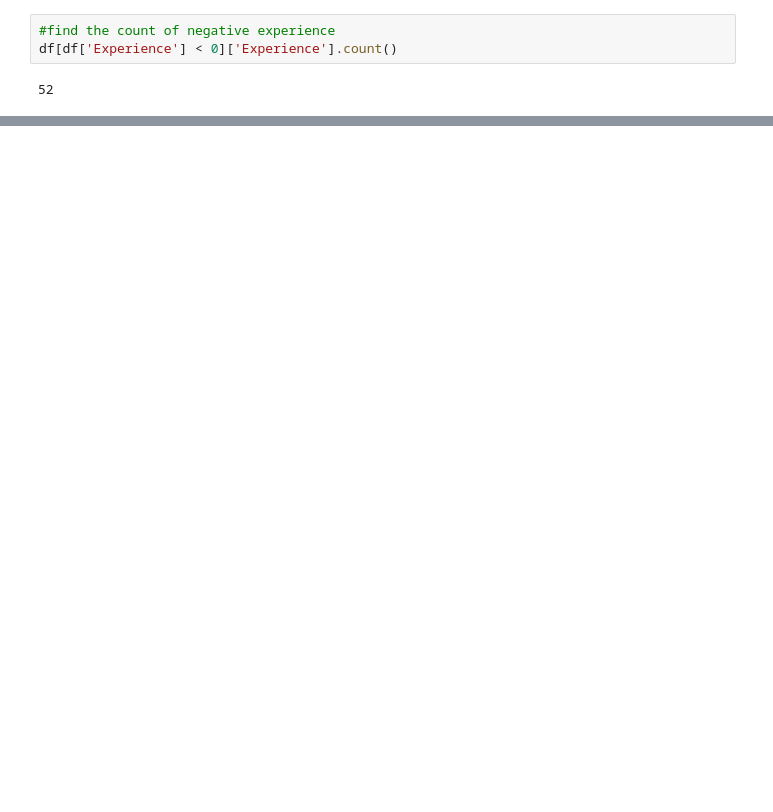
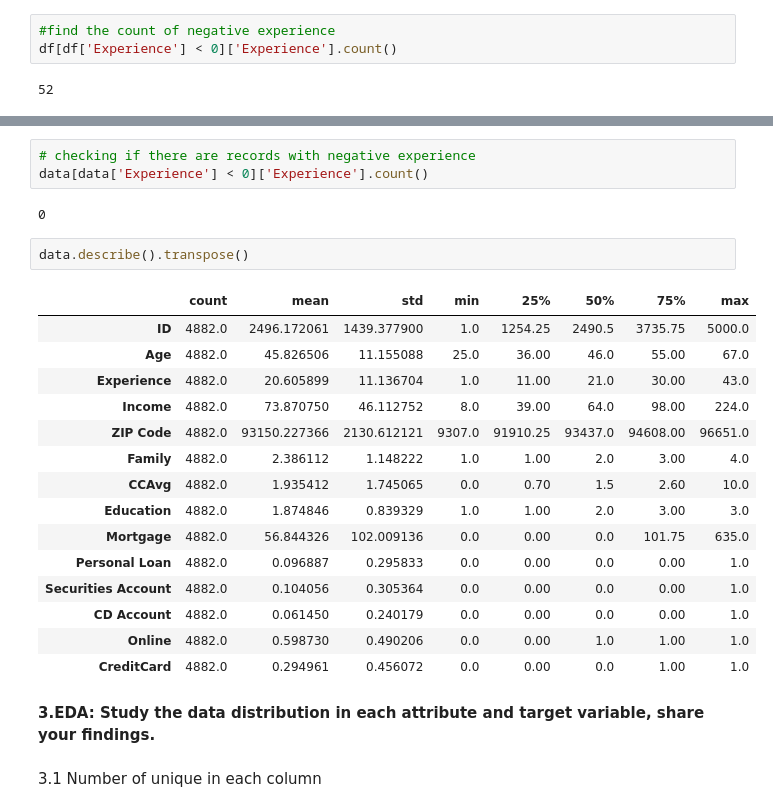
Before and after one commit to vikramgunjal02/Machine-Learning, a Jupyter notebook: internship_project.ipynb, the cells around one changed output, grey strips where cells are left out. Saved outputs shown, nothing was run; the diff lists cells and outputs as text; blank space fills up the shorter version.

```diff
--- a/internship_project.ipynb
+++ b/internship_project.ipynb
@@ -223,0 +248,27 @@ In these dataset 52 records are negative experience
+# %%
+# checking if there are records with negative experience
+data[data['Experience'] < 0]['Experience'].count()
+# %% [output]
+0
+# %%
+data.describe().transpose()
+# %% [output]
+|  | count | mean | std | min | 25% | 50% | 75% | max |
+| ID | 4882.0 | 2496.172061 | 1439.377900 | 1.0 | 1254.25 | 2490.5 | 3735.75 | 5000.0 |
+| Age | 4882.0 | 45.826506 | 11.155088 | 25.0 | 36.00 | 46.0 | 55.00 | 67.0 |
+| Experience | 4882.0 | 20.605899 | 11.136704 | 1.0 | 11.00 | 21.0 | 30.00 | 43.0 |
+| Income | 4882.0 | 73.870750 | 46.112752 | 8.0 | 39.00 | 64.0 | 98.00 | 224.0 |
+| ZIP Code | 4882.0 | 93150.227366 | 2130.612121 | 9307.0 | 91910.25 | 93437.0 | 94608.00 | 96651.0 |
+| Family | 4882.0 | 2.386112 | 1.148222 | 1.0 | 1.00 | 2.0 | 3.00 | 4.0 |
+| CCAvg | 4882.0 | 1.935412 | 1.745065 | 0.0 | 0.70 | 1.5 | 2.60 | 10.0 |
+| Education | 4882.0 | 1.874846 | 0.839329 | 1.0 | 1.00 | 2.0 | 3.00 | 3.0 |
+| Mortgage | 4882.0 | 56.844326 | 102.009136 | 0.0 | 0.00 | 0.0 | 101.75 | 635.0 |
+| Personal Loan | 4882.0 | 0.096887 | 0.295833 | 0.0 | 0.00 | 0.0 | 0.00 | 1.0 |
+| Securities Account | 4882.0 | 0.104056 | 0.305364 | 0.0 | 0.00 | 0.0 | 0.00 | 1.0 |
+| CD Account | 4882.0 | 0.061450 | 0.240179 | 0.0 | 0.00 | 0.0 | 0.00 | 1.0 |
+| Online | 4882.0 | 0.598730 | 0.490206 | 0.0 | 0.00 | 1.0 | 1.00 | 1.0 |
+| CreditCard | 4882.0 | 0.294961 | 0.456072 | 0.0 | 0.00 | 0.0 | 1.00 | 1.0 |
+# %% [markdown]
+**3.EDA: Study the data distribution in each attribute and target variable, share your findings.**
+# %% [markdown]
+3.1 Number of unique in each column
```
Also changed, not shown: parts of 17 cells of this notebook.
